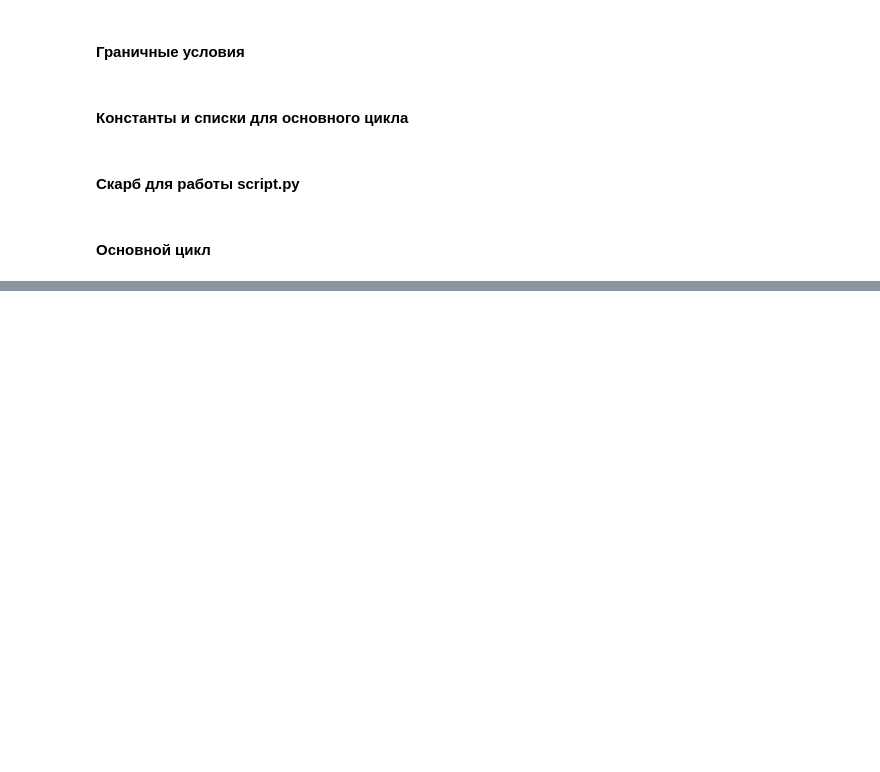
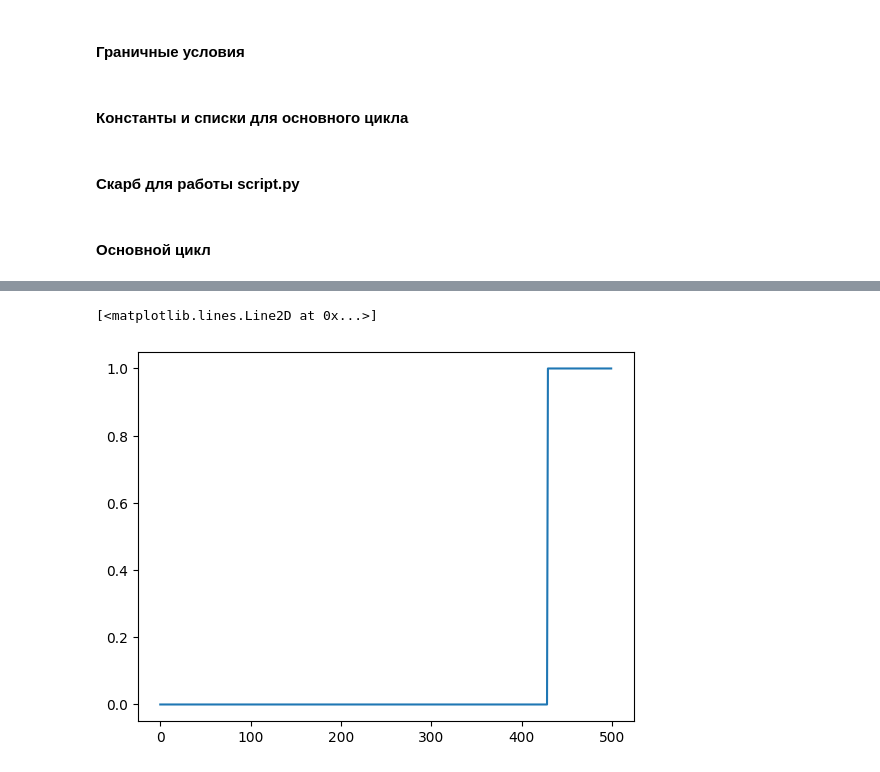
Before and after one commit to Konstantin-Lebeda/BLkwg, a Jupyter notebook: main.ipynb, the cells around one changed output, grey strips where cells are left out. Drawn from its saved outputs; the diff is of its cells as text; code cells hidden in the pictures; blank space fills up the shorter version.

```diff
--- a/main.ipynb
+++ b/main.ipynb
@@ -447,0 +481,5 @@ KeyboardInterrupt:
+# %%
+plt.plot(gamma[1])
+# %% [output]
+[<matplotlib.lines.Line2D at 0x...>]
+[figure, added]
```
Also changed, not shown: parts of 7 cells of this notebook, 2 other files.
